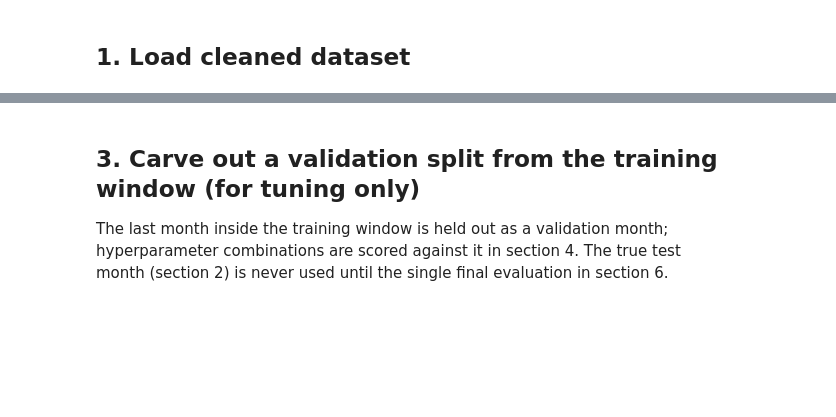
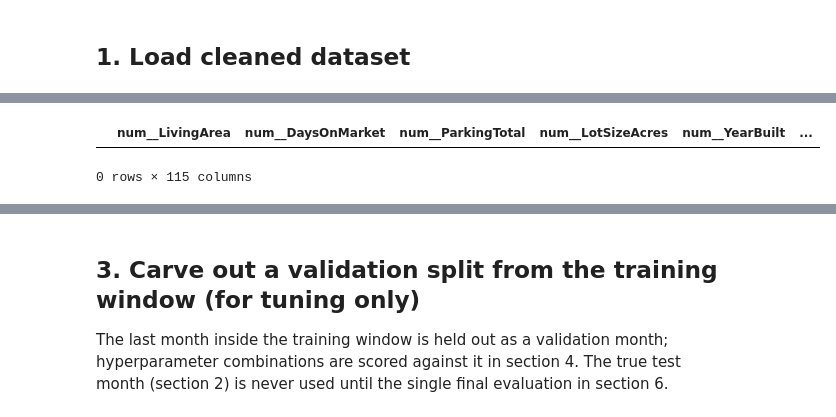
Before and after one commit to jisun129/idx-exchange-project, a Jupyter notebook: notebooks/05_advanced_models.ipynb, the cells around one changed output, grey strips where cells are left out. Cells and saved outputs as stored; diff of their text form; code cells hidden in the pictures; blank space fills up the shorter version.

```diff
--- a/notebooks/05_advanced_models.ipynb
+++ b/notebooks/05_advanced_models.ipynb
@@ -41,5 +46,10 @@ unused    12029
 test      12024
 Name: count, dtype: int64
+# %%
+cleaned_df[cleaned_df["ClosePrice"] <= 0]
+# %% [output]
+|  | num__LivingArea | num__DaysOnMarket | num__ParkingTotal | num__LotSizeAcres | num__YearBuilt | ... |
+0 rows × 115 columns
 # %% [markdown]
 ## 2. Separate features / target using the `split` column
 
```
Also changed, not shown: parts of 22 cells of this notebook, 5 other files.
